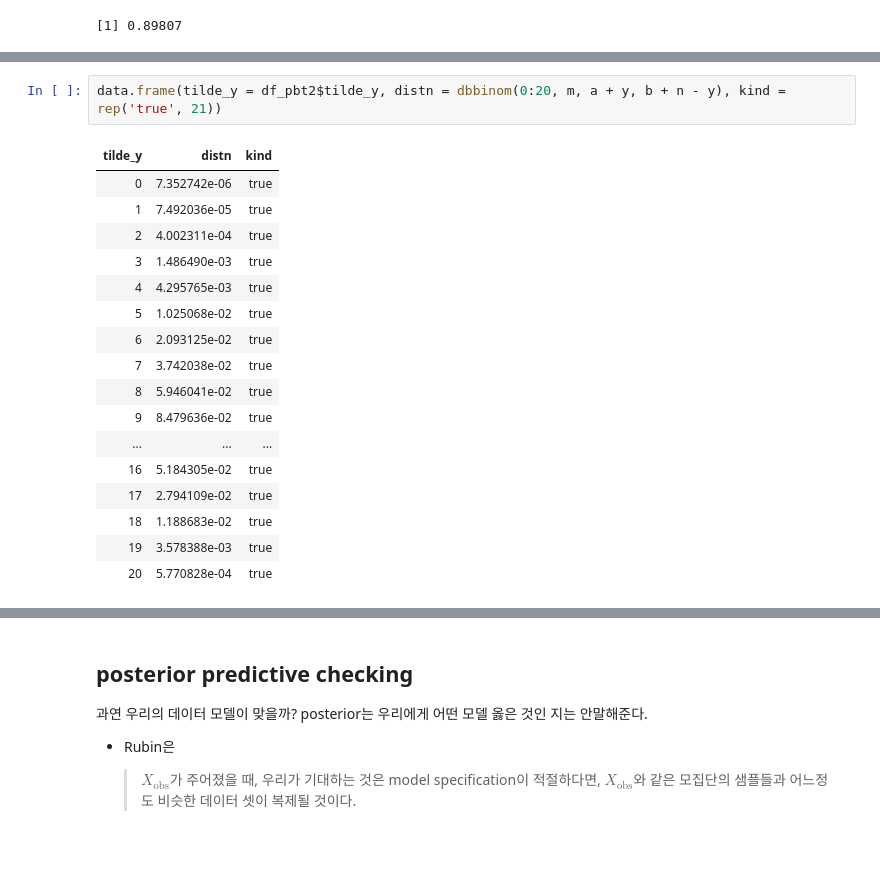
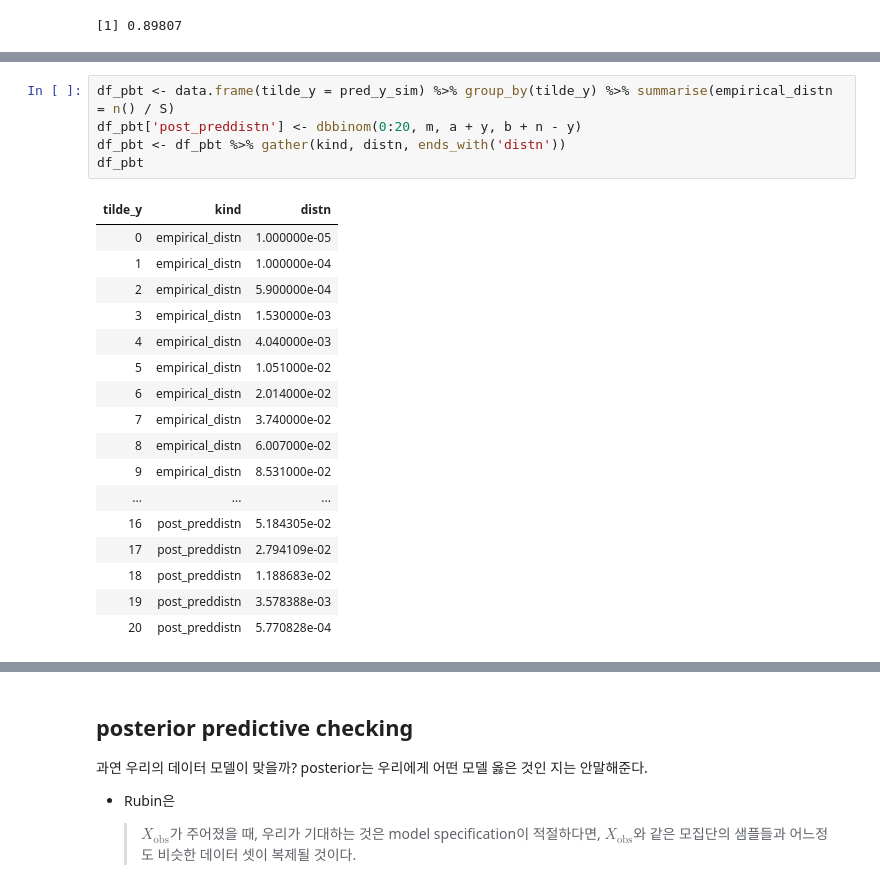
Before and after one commit to leequant761/ESC-19FALL, a Jupyter notebook: 0924.ipynb, the cells around one changed output, grey strips where cells are left out. Cells and saved outputs as stored; diff of their text form; blank space fills up the shorter version.

```diff
--- a/0924.ipynb
+++ b/0924.ipynb
@@ -269,20 +231,23 @@ df_pbt2
 # %%
-data.frame(tilde_y = df_pbt2$tilde_y, distn = dbbinom(0:20, m, a + y, b + n - y), kind = rep('true', 21))
+df_pbt <- data.frame(tilde_y = pred_y_sim) %>% group_by(tilde_y) %>% summarise(empirical_distn = n() / S)
+df_pbt['post_preddistn'] <- dbbinom(0:20, m, a + y, b + n - y)
+df_pbt <- df_pbt %>% gather(kind, distn, ends_with('distn'))
+df_pbt
 # %% [output]
-| tilde_y | distn | kind |
-| 0 | 7.352742e-06 | true |
-| 1 | 7.492036e-05 | true |
-| 2 | 4.002311e-04 | true |
-| 3 | 1.486490e-03 | true |
-| 4 | 4.295765e-03 | true |
-| 5 | 1.025068e-02 | true |
-| 6 | 2.093125e-02 | true |
-| 7 | 3.742038e-02 | true |
-| 8 | 5.946041e-02 | true |
-| 9 | 8.479636e-02 | true |
+| tilde_y | kind | distn |
+| 0 | empirical_distn | 1.000000e-05 |
+| 1 | empirical_distn | 1.000000e-04 |
+| 2 | empirical_distn | 5.900000e-04 |
+| 3 | empirical_distn | 1.530000e-03 |
+| 4 | empirical_distn | 4.040000e-03 |
+| 5 | empirical_distn | 1.051000e-02 |
+| 6 | empirical_distn | 2.014000e-02 |
+| 7 | empirical_distn | 3.740000e-02 |
+| 8 | empirical_distn | 6.007000e-02 |
+| 9 | empirical_distn | 8.531000e-02 |
 | ... | ... | ... |
-| 16 | 5.184305e-02 | true |
-| 17 | 2.794109e-02 | true |
-| 18 | 1.188683e-02 | true |
-| 19 | 3.578388e-03 | true |
-| 20 | 5.770828e-04 | true |
+| 16 | post_preddistn | 5.184305e-02 |
+| 17 | post_preddistn | 2.794109e-02 |
+| 18 | post_preddistn | 1.188683e-02 |
+| 19 | post_preddistn | 3.578388e-03 |
+| 20 | post_preddistn | 5.770828e-04 |
```
Also changed, not shown: parts of 26 cells of this notebook, 1 other file.
